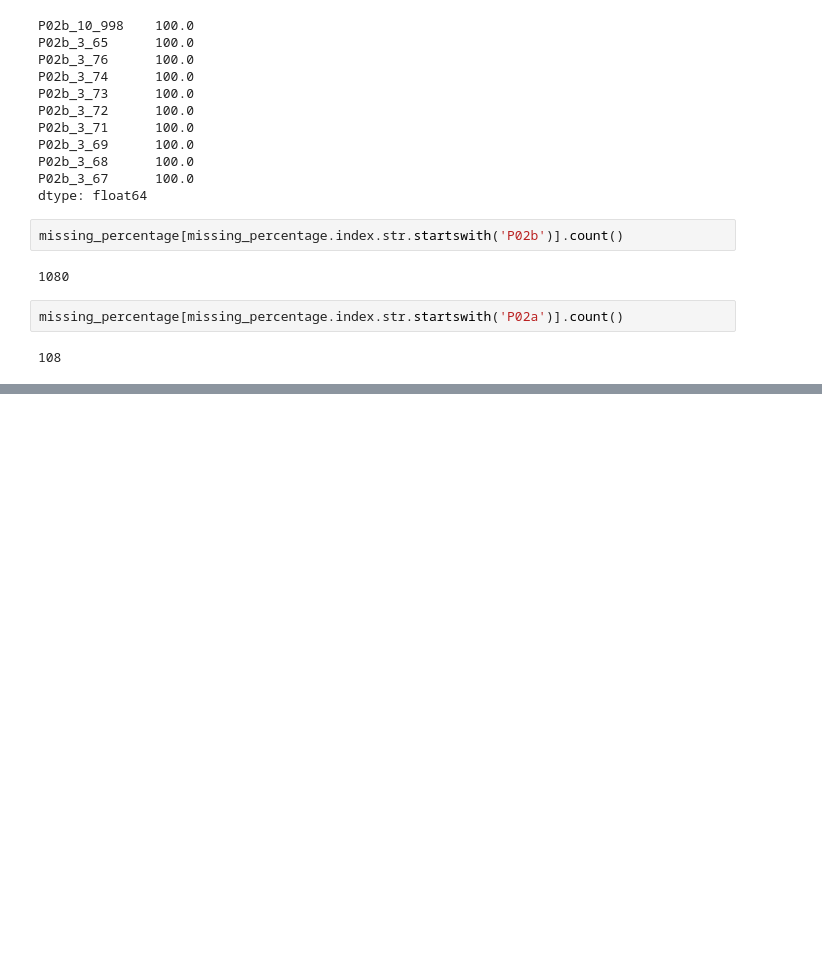
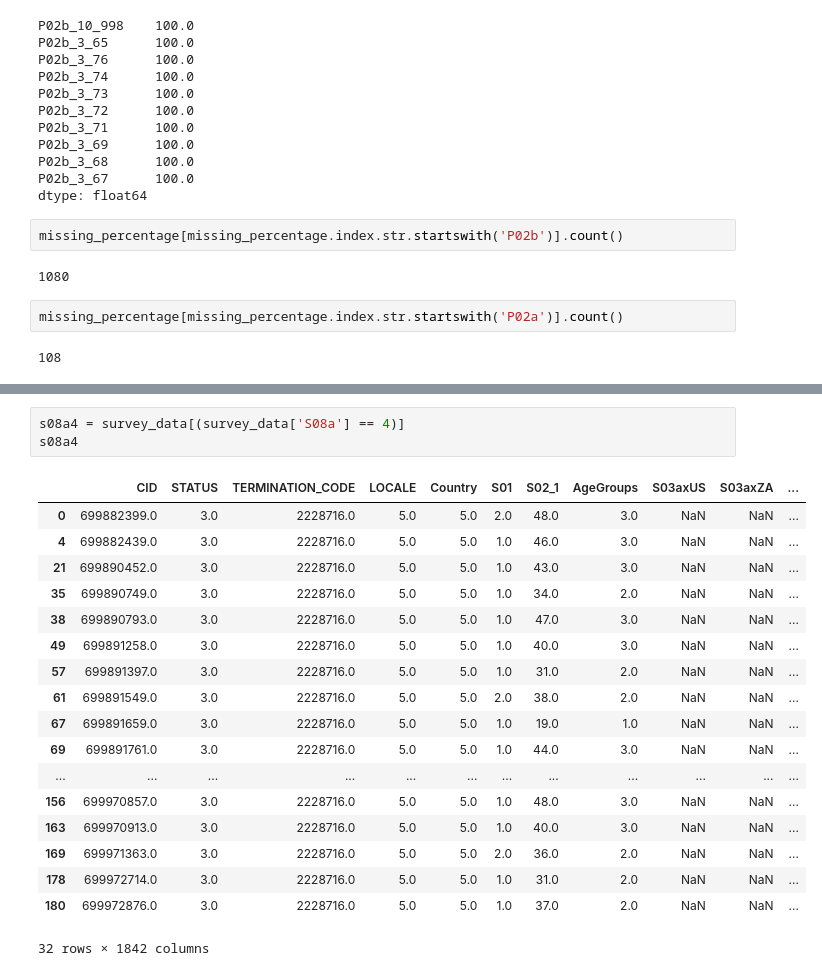
Before and after one commit to adrianacupp/conjoint_analysis, a Jupyter notebook: ExerciseAdriana/cuppuleri_part2.ipynb, the cells around one changed output, grey strips where cells are left out. Drawn from its saved outputs; the diff is of its cells as text; blank space fills up the shorter version.

```diff
--- a/ExerciseAdriana/cuppuleri_part2.ipynb
+++ b/ExerciseAdriana/cuppuleri_part2.ipynb
@@ -204,0 +293,22 @@ Ensure that follow-up questions are answered only when applicable (e.g., S13a on
+# %%
+s08a4 = survey_data[(survey_data['S08a'] == 4)]
+s08a4
+# %% [output]
+|  | CID | STATUS | TERMINATION_CODE | LOCALE | Country | S01 | S02_1 | AgeGroups | S03axUS | S03axZA | ... |
+| 0 | 699882399.0 | 3.0 | 2228716.0 | 5.0 | 5.0 | 2.0 | 48.0 | 3.0 | NaN | NaN | ... |
+| 4 | 699882439.0 | 3.0 | 2228716.0 | 5.0 | 5.0 | 1.0 | 46.0 | 3.0 | NaN | NaN | ... |
+| 21 | 699890452.0 | 3.0 | 2228716.0 | 5.0 | 5.0 | 1.0 | 43.0 | 3.0 | NaN | NaN | ... |
+| 35 | 699890749.0 | 3.0 | 2228716.0 | 5.0 | 5.0 | 1.0 | 34.0 | 2.0 | NaN | NaN | ... |
+| 38 | 699890793.0 | 3.0 | 2228716.0 | 5.0 | 5.0 | 1.0 | 47.0 | 3.0 | NaN | NaN | ... |
+| 49 | 699891258.0 | 3.0 | 2228716.0 | 5.0 | 5.0 | 1.0 | 40.0 | 3.0 | NaN | NaN | ... |
+| 57 | 699891397.0 | 3.0 | 2228716.0 | 5.0 | 5.0 | 1.0 | 31.0 | 2.0 | NaN | NaN | ... |
+| 61 | 699891549.0 | 3.0 | 2228716.0 | 5.0 | 5.0 | 2.0 | 38.0 | 2.0 | NaN | NaN | ... |
+| 67 | 699891659.0 | 3.0 | 2228716.0 | 5.0 | 5.0 | 1.0 | 19.0 | 1.0 | NaN | NaN | ... |
+| 69 | 699891761.0 | 3.0 | 2228716.0 | 5.0 | 5.0 | 1.0 | 44.0 | 3.0 | NaN | NaN | ... |
+| ... | ... | ... | ... | ... | ... | ... | ... | ... | ... | ... | ... |
+| 156 | 699970857.0 | 3.0 | 2228716.0 | 5.0 | 5.0 | 1.0 | 48.0 | 3.0 | NaN | NaN | ... |
+| 163 | 699970913.0 | 3.0 | 2228716.0 | 5.0 | 5.0 | 1.0 | 40.0 | 3.0 | NaN | NaN | ... |
+| 169 | 699971363.0 | 3.0 | 2228716.0 | 5.0 | 5.0 | 2.0 | 36.0 | 2.0 | NaN | NaN | ... |
+| 178 | 699972714.0 | 3.0 | 2228716.0 | 5.0 | 5.0 | 1.0 | 31.0 | 2.0 | NaN | NaN | ... |
+| 180 | 699972876.0 | 3.0 | 2228716.0 | 5.0 | 5.0 | 1.0 | 37.0 | 2.0 | NaN | NaN | ... |
+32 rows × 1842 columns
```
Also changed, not shown: parts of 48 cells of this notebook, 3 other files.
